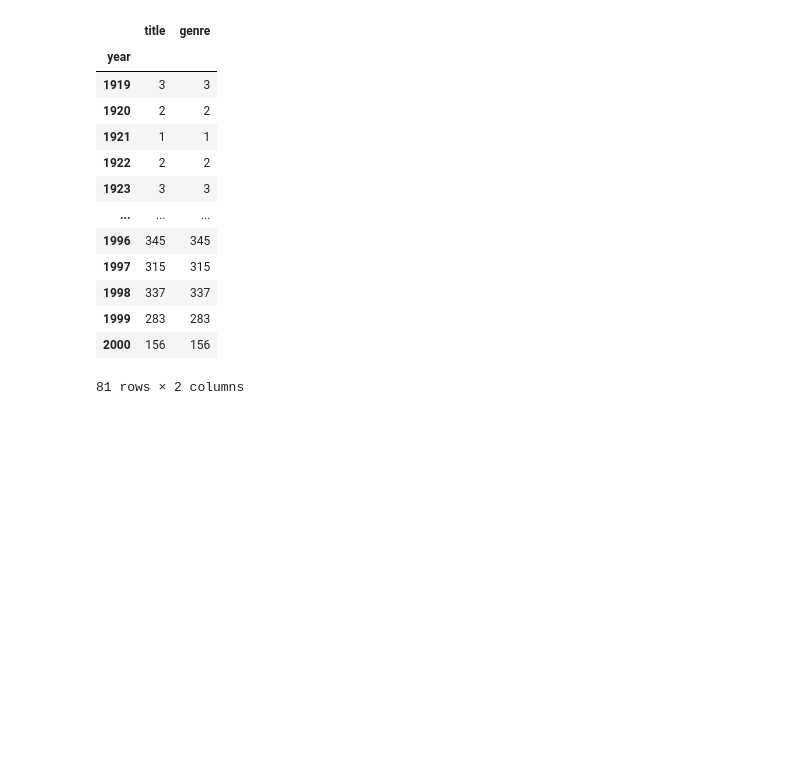
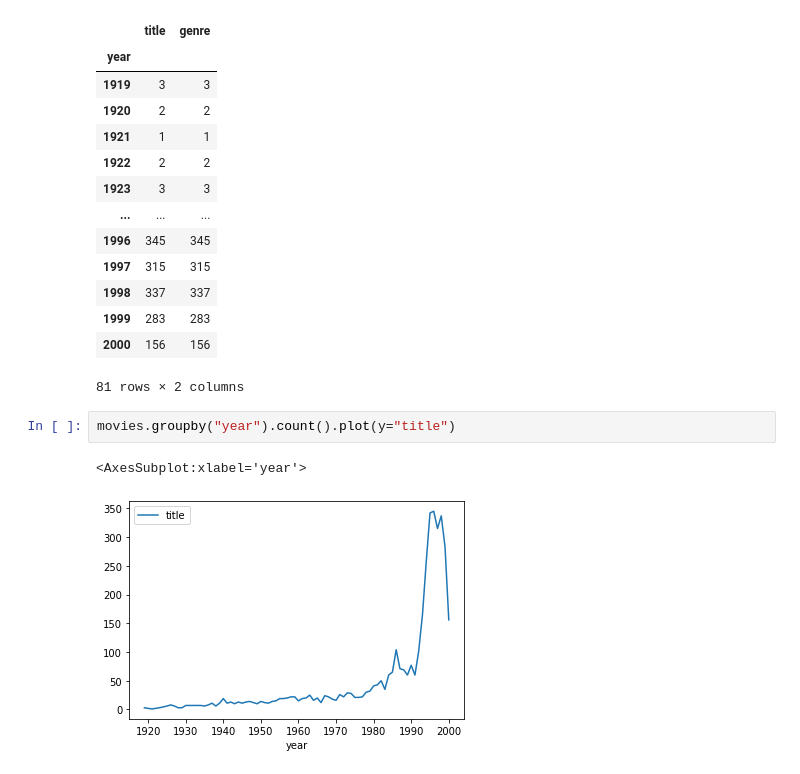
Before and after one commit to ZappD0S/MLPNS_GZappavigna, a Jupyter notebook: MLPNS23_bootcamp.ipynb, the cells around one changed output. Saved outputs shown, nothing was run; the diff lists cells and outputs as text; blank space fills up the shorter version.

```diff
--- a/MLPNS23_bootcamp.ipynb
+++ b/MLPNS23_bootcamp.ipynb
@@ -353,3 +362,8 @@ movies.groupby("year").count()
 | 1999 | 283 | 283 |
 | 2000 | 156 | 156 |
 81 rows × 2 columns
+# %%
+movies.groupby("year").count().plot(y="title")
+# %% [output]
+<AxesSubplot:xlabel='year'>
+[figure, added]
```
Also changed, not shown: parts of 23 cells of this notebook.
